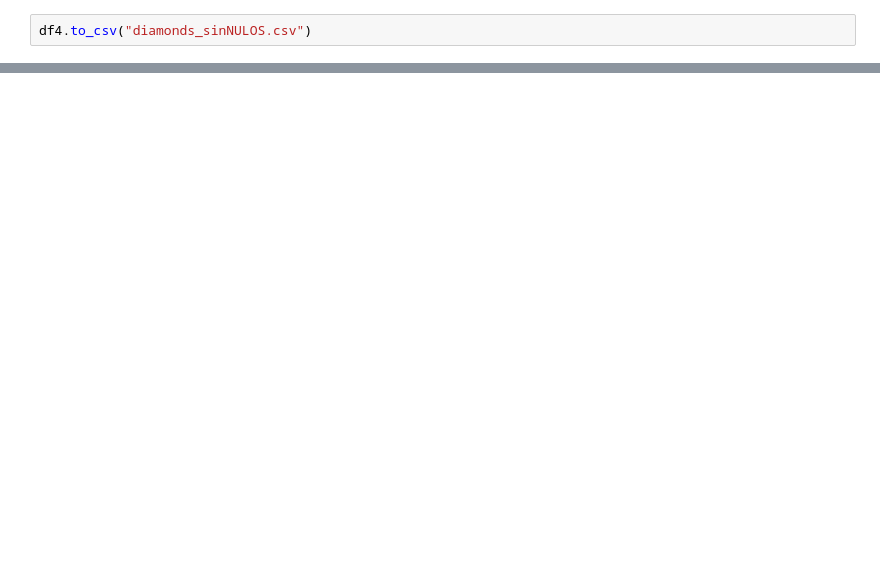
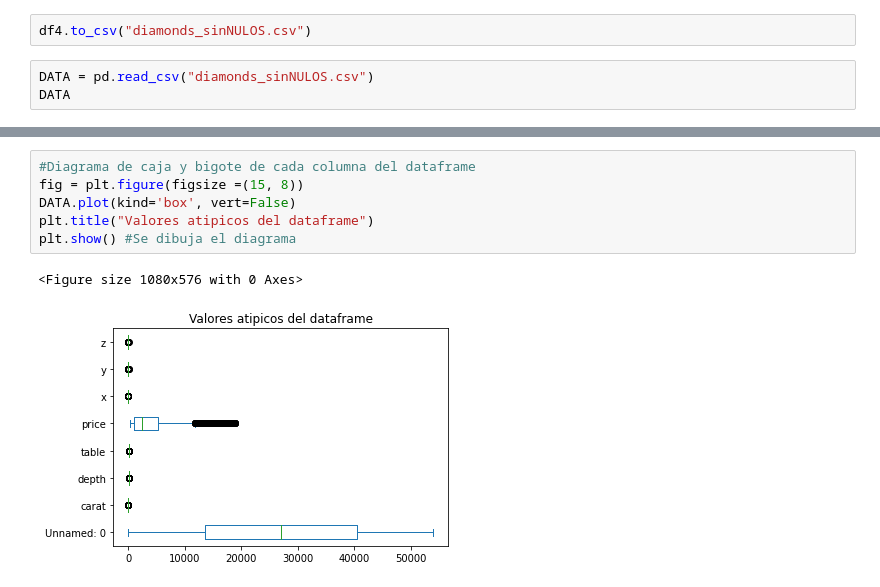
Before and after one commit to ManuelCarCas/Actividad1.Gesti-n, a Jupyter notebook: ACTIVIDAD1.IPYNB, the cells around one changed output, grey strips where cells are left out. Drawn from its saved outputs; the diff is of its cells as text; blank space fills up the shorter version.

```diff
--- a/ACTIVIDAD1.IPYNB
+++ b/ACTIVIDAD1.IPYNB
@@ -65,2 +53,5 @@ dtype: int64
 # %%
 df4.to_csv("diamonds_sinNULOS.csv")
+# %%
+DATA = pd.read_csv("diamonds_sinNULOS.csv")
+DATA
@@ -66,0 +72,9 @@ df4.to_csv("diamonds_sinNULOS.csv")
+# %%
+#Diagrama de caja y bigote de cada columna del dataframe
+fig = plt.figure(figsize =(15, 8))
+DATA.plot(kind='box', vert=False)
+plt.title("Valores atipicos del dataframe")
+plt.show() #Se dibuja el diagrama
+# %% [output]
+<Figure size 1080x576 with 0 Axes>
+[figure, added]
```
Also changed, not shown: parts of 9 cells of this notebook, 1 other file.
